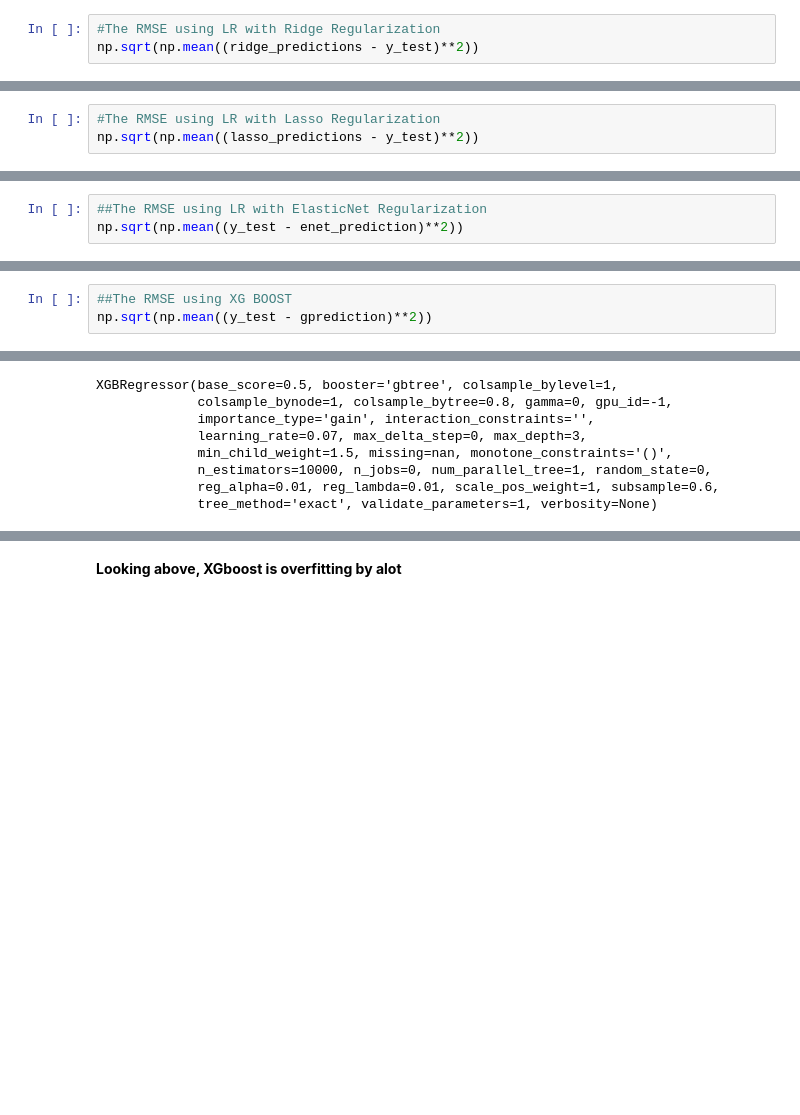
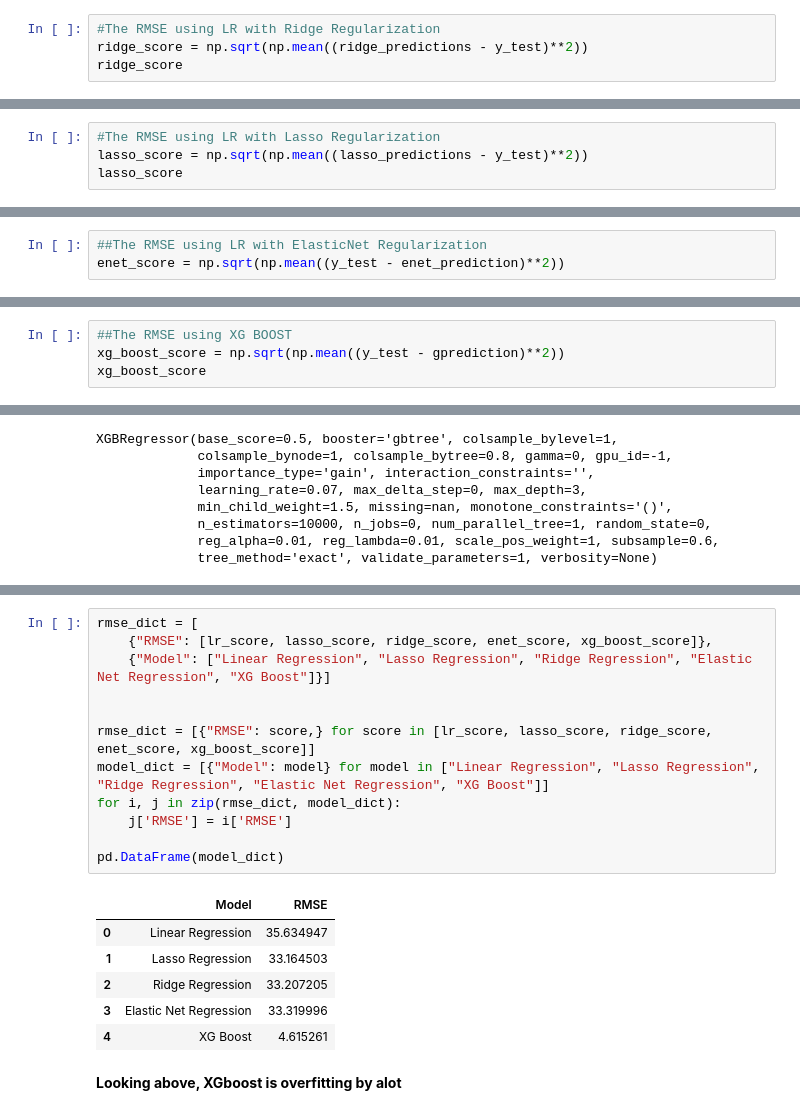
Before and after one commit to jan-zajac/Sneakers, a Jupyter notebook: ML_Payground.ipynb, the cells around one changed output, grey strips where cells are left out. Cells and saved outputs as stored; diff of their text form; blank space fills up the shorter version.

```diff
--- a/ML_Payground.ipynb
+++ b/ML_Payground.ipynb
@@ -478,5 +480,6 @@ ridgeweights = grid.best_estimator_.coef_
 ridge_predictions = grid.predict(X_test)
 # %%
 #The RMSE using LR with Ridge Regularization
-np.sqrt(np.mean((ridge_predictions - y_test)**2))
+ridge_score = np.sqrt(np.mean((ridge_predictions - y_test)**2))
+ridge_score
 # %% [output]
@@ -516,5 +519,6 @@ lasso_weights = clf2.best_estimator_.coef_
 lasso_predictions = clf2.predict(X_test)
 # %%
 #The RMSE using LR with Lasso Regularization
-np.sqrt(np.mean((lasso_predictions - y_test)**2))
+lasso_score = np.sqrt(np.mean((lasso_predictions - y_test)**2))
+lasso_score
 # %% [output]
@@ -589,4 +593,4 @@ Best Params:  {'alpha': 0.05, 'l1_ratio': 0.9, 'max_iter': 5}
 enet_prediction = enetsearch.predict(X_test)
 # %%
 ##The RMSE using LR with ElasticNet Regularization
-np.sqrt(np.mean((y_test - enet_prediction)**2))
+enet_score = np.sqrt(np.mean((y_test - enet_prediction)**2))
@@ -661,5 +663,6 @@ best score
 gprediction = gsearch1.predict(X_test)
 # %%
 ##The RMSE using XG BOOST
-np.sqrt(np.mean((y_test - gprediction)**2))
+xg_boost_score = np.sqrt(np.mean((y_test - gprediction)**2))
+xg_boost_score
 # %% [output]
@@ -714,3 +717,22 @@ print(np.sqrt(np.mean((y_test - gprediction)**2)))
+# %%
+rmse_dict = [
+    {"RMSE": [lr_score, lasso_score, ridge_score, enet_score, xg_boost_score]},
+    {"Model": ["Linear Regression", "Lasso Regression", "Ridge Regression", "Elastic Net Regression", "XG Boost"]}]
+
+
+rmse_dict = [{"RMSE": score,} for score in [lr_score, lasso_score, ridge_score, enet_score, xg_boost_score]]
+model_dict = [{"Model": model} for model in ["Linear Regression", "Lasso Regression", "Ridge Regression", "Elastic Net Regression", "XG Boost"]]
+for i, j in zip(rmse_dict, model_dict):
+    j['RMSE'] = i['RMSE']
+
+pd.DataFrame(model_dict)
+# %% [output]
+|  | Model | RMSE |
+| 0 | Linear Regression | 35.634947 |
+| 1 | Lasso Regression | 33.164503 |
+| 2 | Ridge Regression | 33.207205 |
+| 3 | Elastic Net Regression | 33.319996 |
+| 4 | XG Boost | 4.615261 |
 # %% [markdown]
 **Looking above, XGboost is overfitting by alot**
 # %%
```
Also changed, not shown: parts of 24 cells of this notebook.
